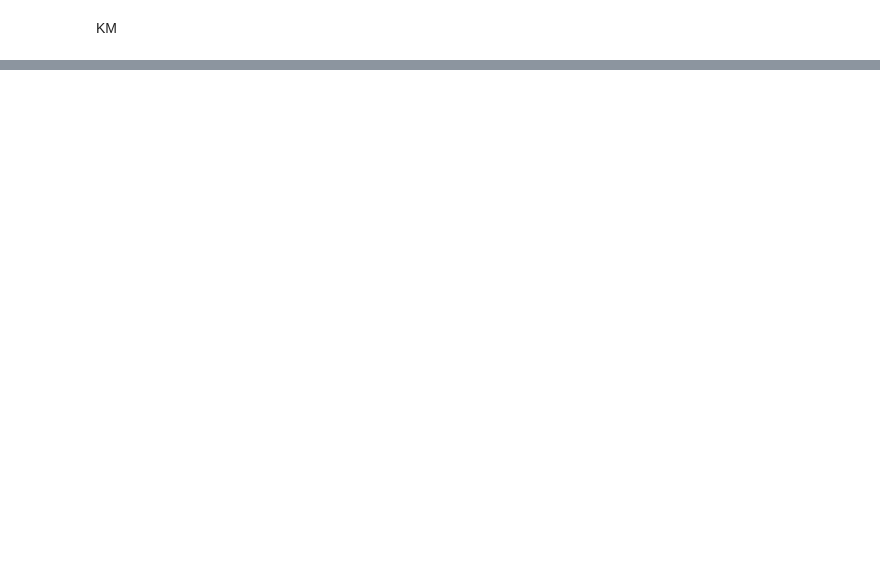
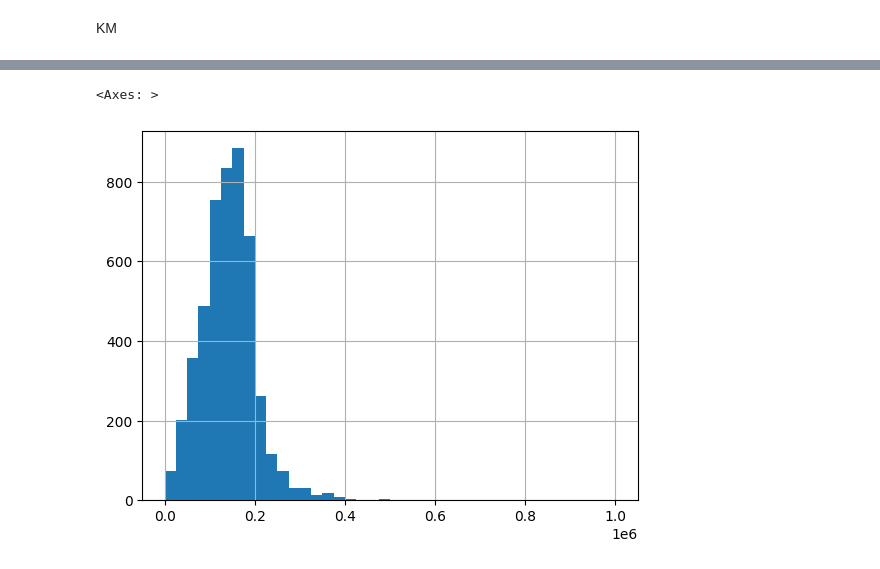
Before and after one commit to EnriqueQM/bmw-pricing-proyecto, a Jupyter notebook: BMW_Proyecto.ipynb, the cells around one changed output, grey strips where cells are left out. Saved outputs shown, nothing was run; the diff lists cells and outputs as text; code cells hidden in the pictures; blank space fills up the shorter version.

```diff
--- a/BMW_Proyecto.ipynb
+++ b/BMW_Proyecto.ipynb
@@ -203,2 +326,7 @@ df_bmw['km'].describe()
 | max | 1.000376e+06 |
 dtype: float64
+# %%
+df_bmw['km'].hist(bins = 40)
+# %% [output]
+<Axes: >
+[figure, added]
```
Also changed, not shown: parts of 62 cells of this notebook.
